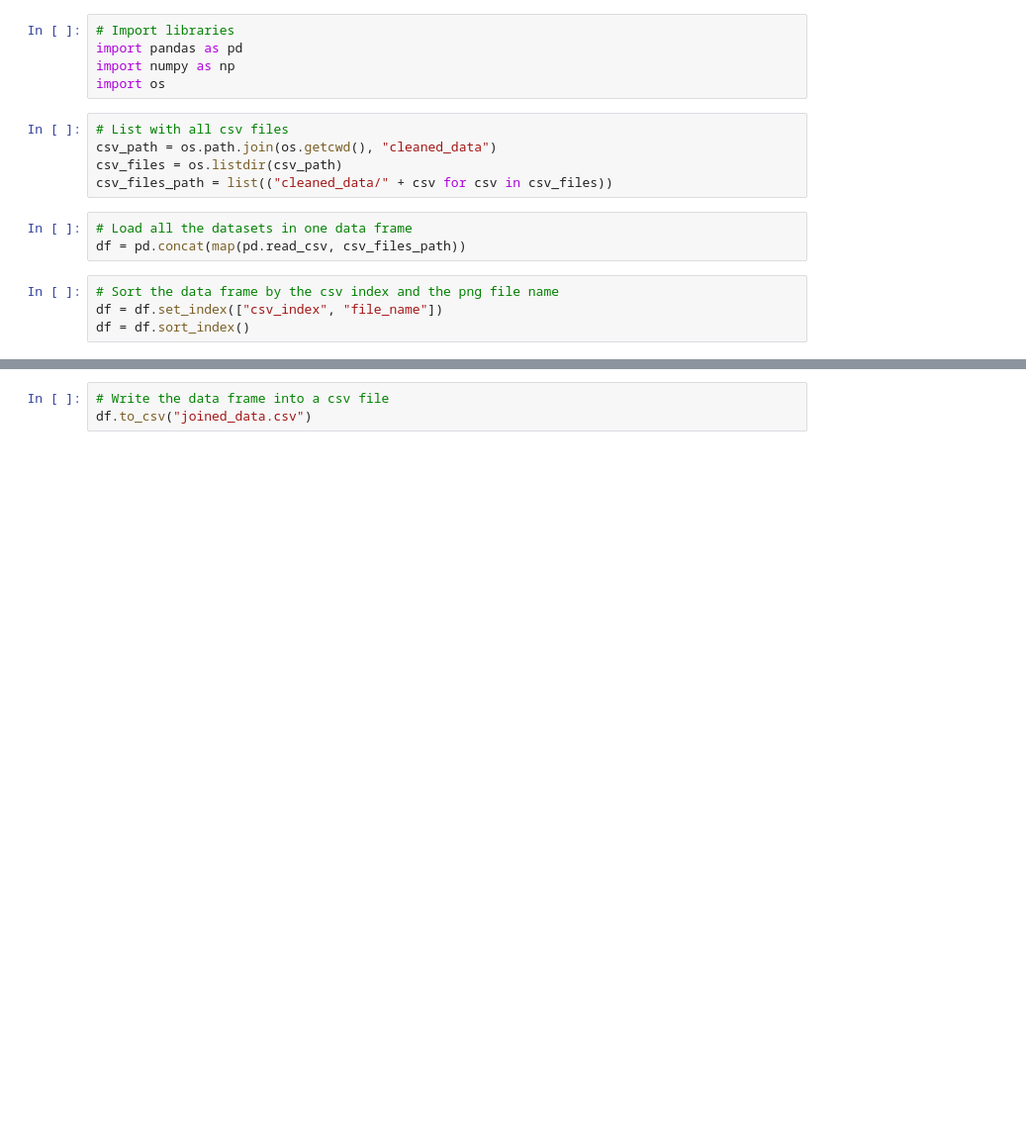
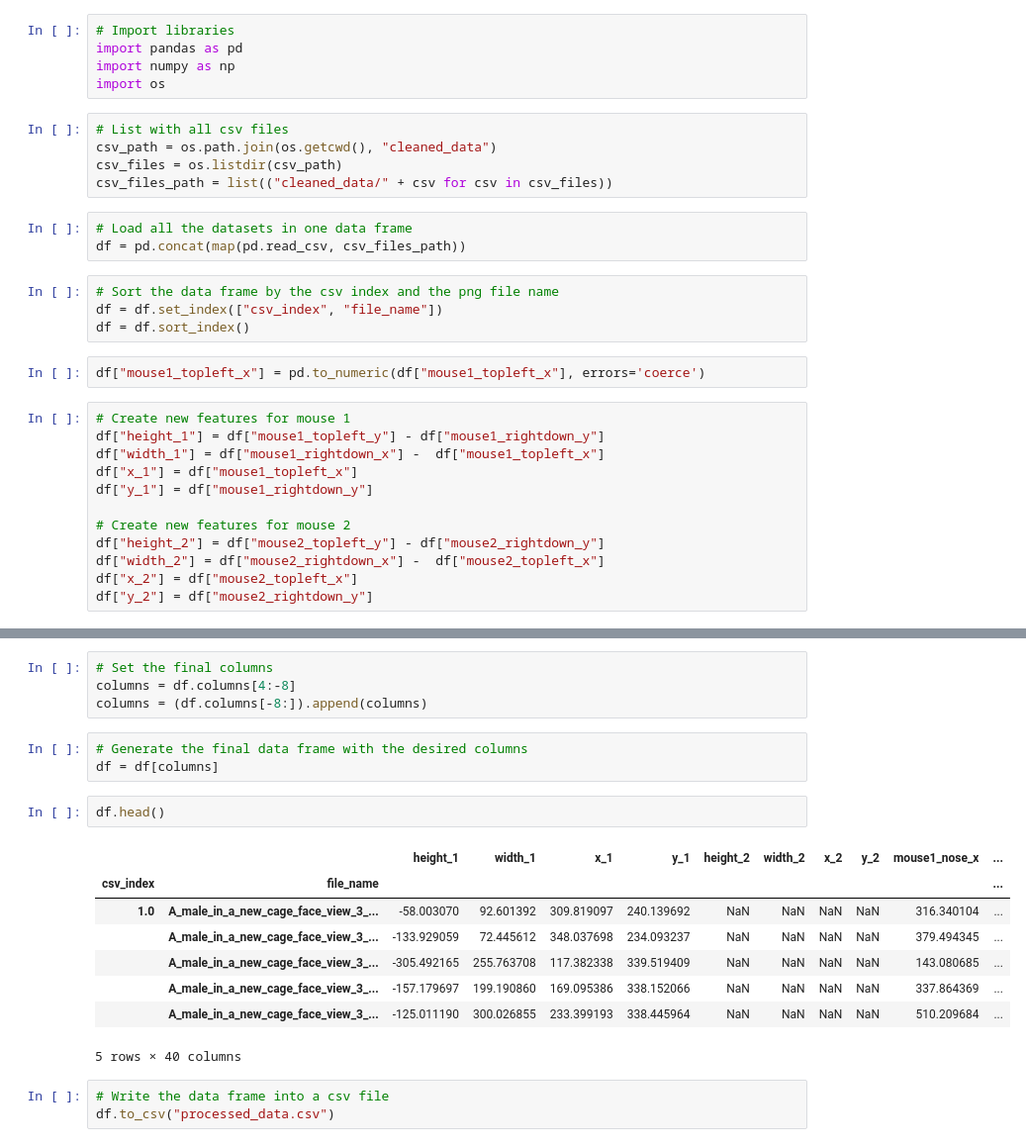
Before and after one commit to carloscastmar/Alpha-Tracker-Multi-animal-tracking-and-behavior-analysis-tool, a Jupyter notebook: csv_generator.ipynb, the cells around one changed output, grey strips where cells are left out. Shown at 99% size. Cells and saved outputs as stored; diff of their text form; blank space fills up the shorter version.

```diff
--- a/csv_generator.ipynb
+++ b/csv_generator.ipynb
@@ -15,6 +15,20 @@ df = pd.concat(map(pd.read_csv, csv_files_path))
 # Sort the data frame by the csv index and the png file name
 df = df.set_index(["csv_index", "file_name"])
 df = df.sort_index()
+# %%
+df["mouse1_topleft_x"] = pd.to_numeric(df["mouse1_topleft_x"], errors='coerce')
+# %%
+# Create new features for mouse 1
+df["height_1"] = df["mouse1_topleft_y"] - df["mouse1_rightdown_y"]
+df["width_1"] = df["mouse1_rightdown_x"] -  df["mouse1_topleft_x"]
+df["x_1"] = df["mouse1_topleft_x"]
+df["y_1"] = df["mouse1_rightdown_y"]
+
+# Create new features for mouse 2
+df["height_2"] = df["mouse2_topleft_y"] - df["mouse2_rightdown_y"]
+df["width_2"] = df["mouse2_rightdown_x"] -  df["mouse2_topleft_x"]
+df["x_2"] = df["mouse2_topleft_x"]
+df["y_2"] = df["mouse2_rightdown_y"]
 # %%
 df.head()
 # %% [output]
@@ -29,3 +60,21 @@ df.head()
+# %%
+# Set the final columns
+columns = df.columns[4:-8]
+columns = (df.columns[-8:]).append(columns)
+# %%
+# Generate the final data frame with the desired columns
+df = df[columns]
+# %%
+df.head()
+# %% [output]
+|  |  | height_1 | width_1 | x_1 | y_1 | height_2 | width_2 | x_2 | y_2 | mouse1_nose_x | ... |
+| csv_index | file_name |  |  |  |  |  |  |  |  |  | ... |
+| 1.0 | A_male_in_a_new_cage_face_view_3_... | -58.003070 | 92.601392 | 309.819097 | 240.139692 | NaN | NaN | NaN | NaN | 316.340104 | ... |
+|  | A_male_in_a_new_cage_face_view_3_... | -133.929059 | 72.445612 | 348.037698 | 234.093237 | NaN | NaN | NaN | NaN | 379.494345 | ... |
+|  | A_male_in_a_new_cage_face_view_3_... | -305.492165 | 255.763708 | 117.382338 | 339.519409 | NaN | NaN | NaN | NaN | 143.080685 | ... |
+|  | A_male_in_a_new_cage_face_view_3_... | -157.179697 | 199.190860 | 169.095386 | 338.152066 | NaN | NaN | NaN | NaN | 337.864369 | ... |
+|  | A_male_in_a_new_cage_face_view_3_... | -125.011190 | 300.026855 | 233.399193 | 338.445964 | NaN | NaN | NaN | NaN | 510.209684 | ... |
+5 rows × 40 columns
 # %%
 # Write the data frame into a csv file
-df.to_csv("joined_data.csv")
+df.to_csv("processed_data.csv")
```
Also changed, not shown: parts of 2 cells of this notebook, 5 other files.
